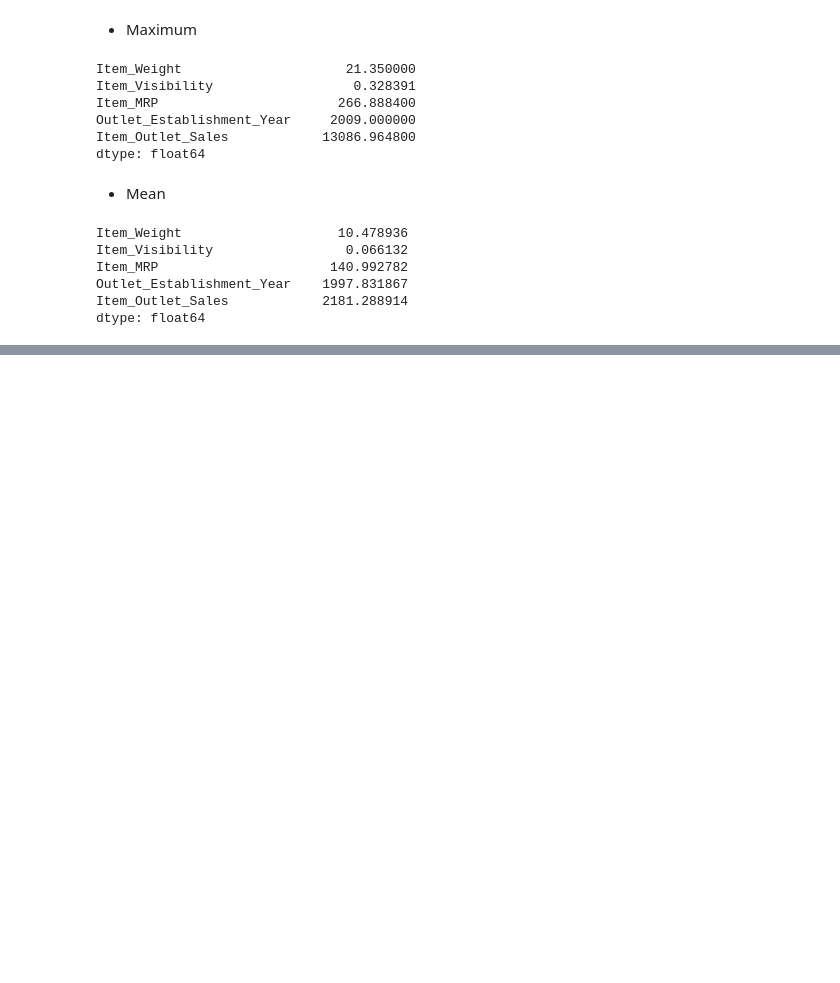
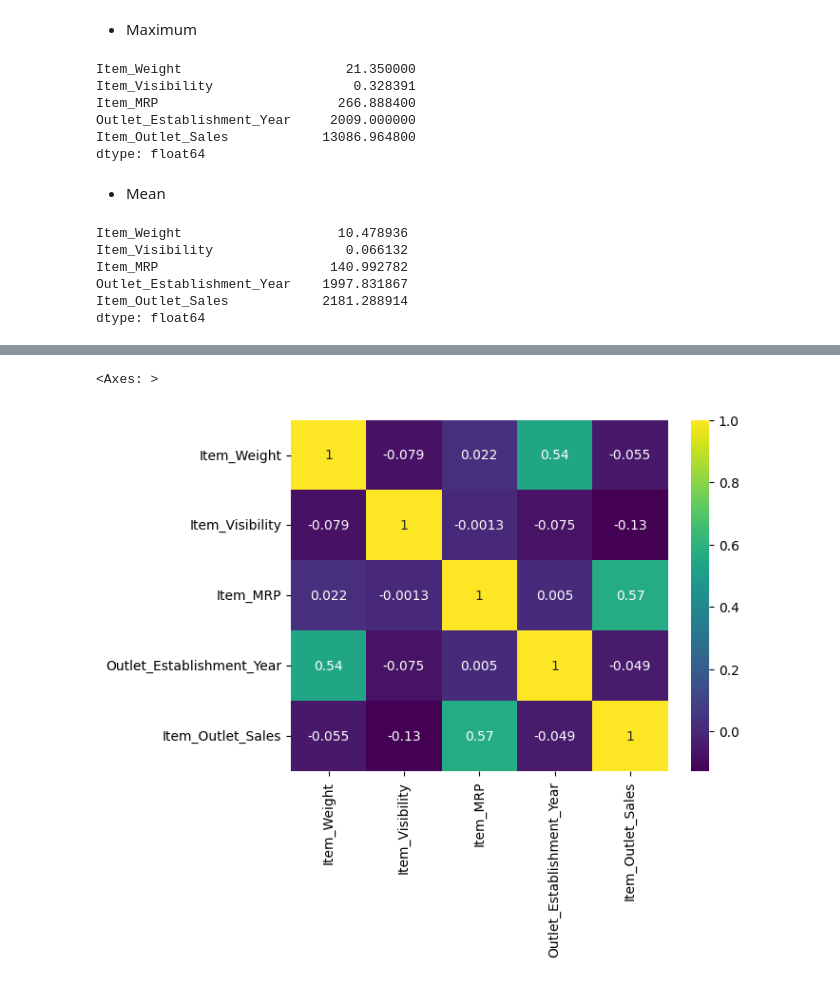
Before and after one commit to Mrammoss/Prediction-of-Product-Sales, a Jupyter notebook: Loading_Data.ipynb, the cells around one changed output, grey strips where cells are left out. Saved outputs shown, nothing was run; the diff lists cells and outputs as text; code cells hidden in the pictures; blank space fills up the shorter version.

```diff
--- a/Loading_Data.ipynb
+++ b/Loading_Data.ipynb
@@ -191,0 +213,7 @@ dtype: float64
+# %%
+corr = df.corr(numeric_only = True)
+corr.round(2)
+sns.heatmap(corr, cmap='viridis', annot = True)
+# %% [output]
+<Axes: >
+[figure, added]
```
Also changed, not shown: parts of 8 cells of this notebook.
